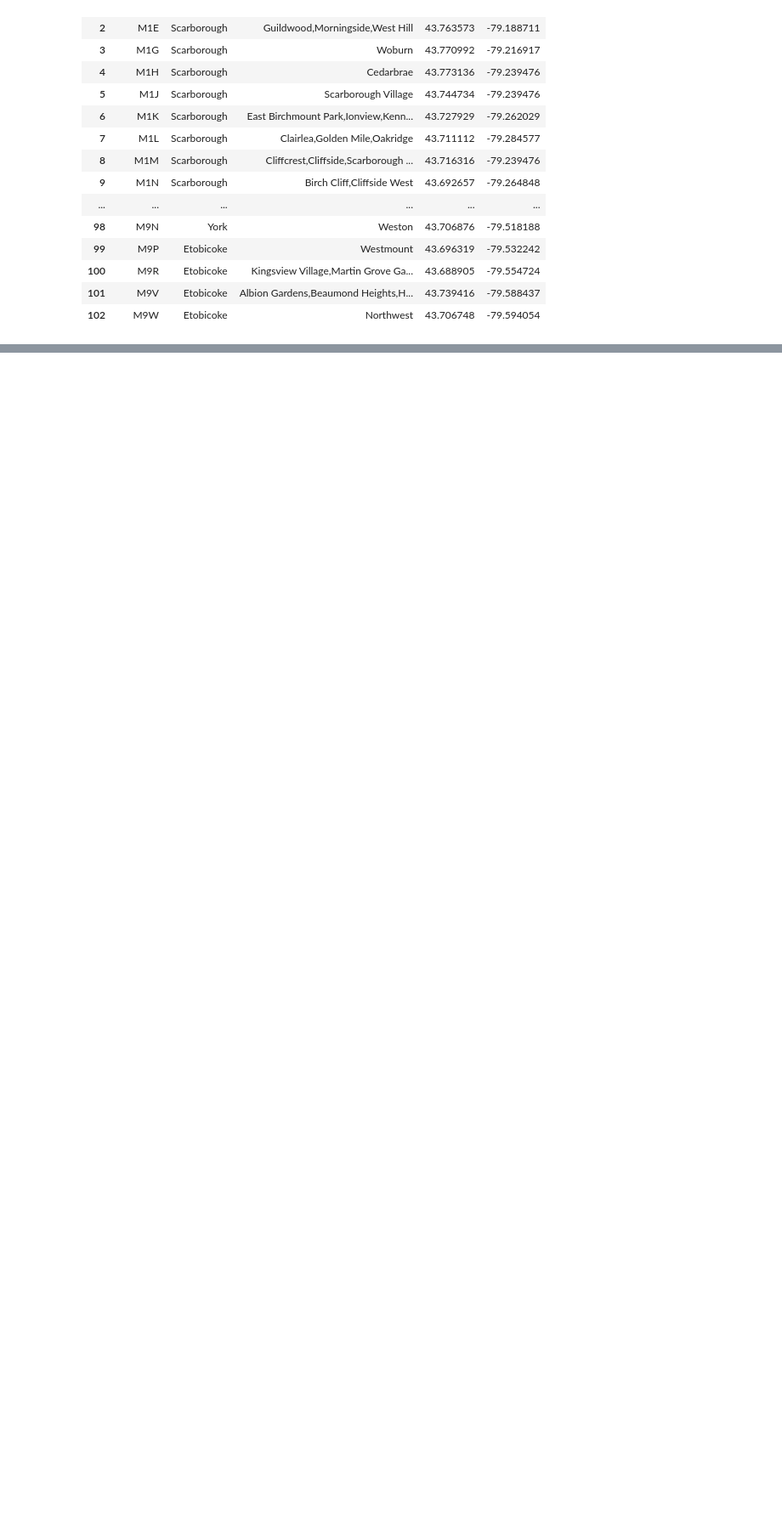
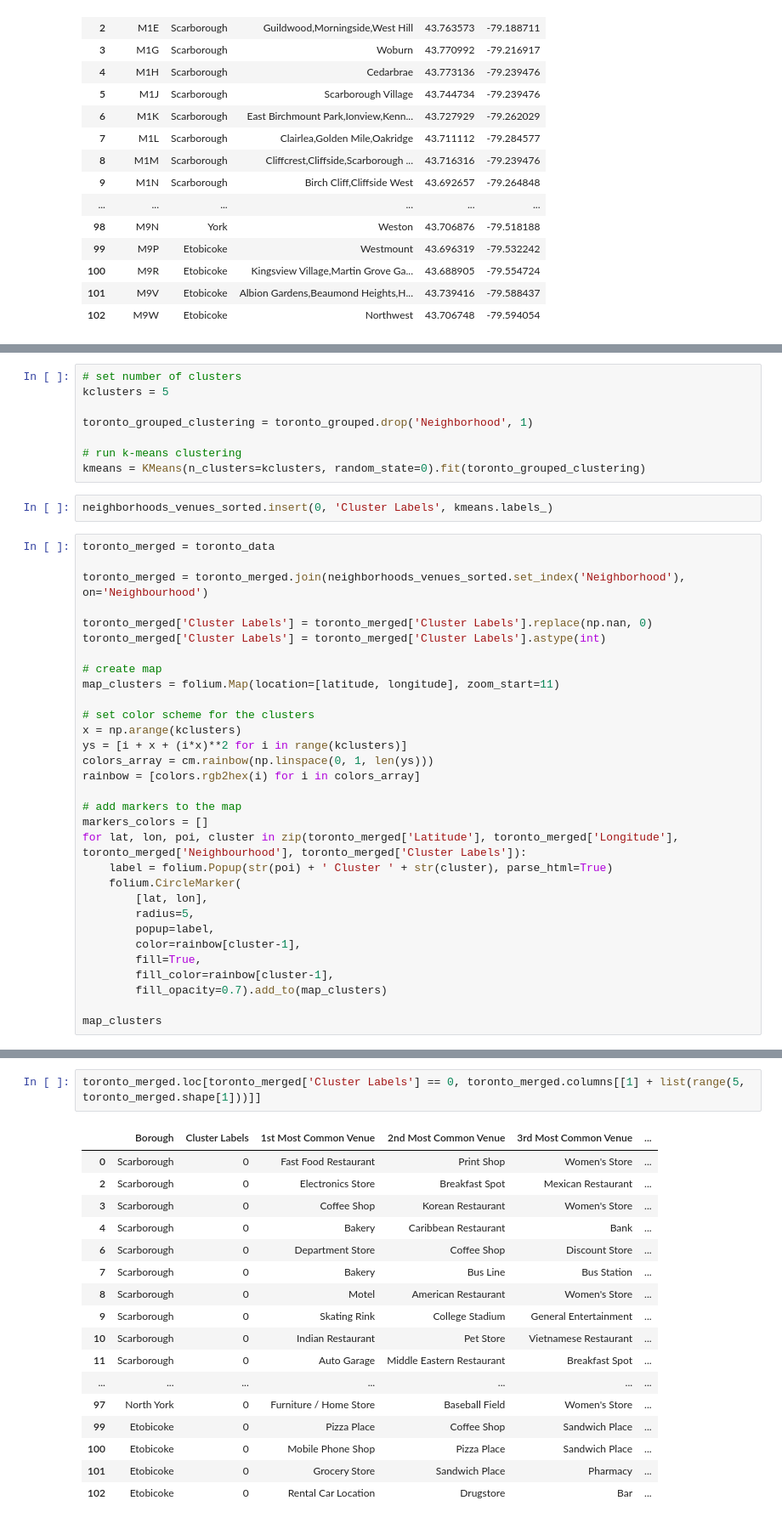
Before and after one commit to gregmusumeci/coursera_capstone, a Jupyter notebook: Neighborhoods Toronto Canada.ipynb, the cells around one changed output, grey strips where cells are left out. Shown: that part at 85% size. Saved outputs shown, nothing was run; the diff lists cells and outputs as text; blank space fills up the shorter version.

```diff
--- a/Neighborhoods Toronto Canada.ipynb
+++ b/Neighborhoods Toronto Canada.ipynb
@@ -77,0 +202,41 @@ toronto_data
+# %%
+# set number of clusters
+kclusters = 5
+
+toronto_grouped_clustering = toronto_grouped.drop('Neighborhood', 1)
+
+# run k-means clustering
+kmeans = KMeans(n_clusters=kclusters, random_state=0).fit(toronto_grouped_clustering)
+# %%
+neighborhoods_venues_sorted.insert(0, 'Cluster Labels', kmeans.labels_)
+# %%
+toronto_merged = toronto_data
+
+toronto_merged = toronto_merged.join(neighborhoods_venues_sorted.set_index('Neighborhood'), on='Neighbourhood')
+
+toronto_merged['Cluster Labels'] = toronto_merged['Cluster Labels'].replace(np.nan, 0)
+toronto_merged['Cluster Labels'] = toronto_merged['Cluster Labels'].astype(int)
+
+# create map
+map_clusters = folium.Map(location=[latitude, longitude], zoom_start=11)
+
+# set color scheme for the clusters
+x = np.arange(kclusters)
+ys = [i + x + (i*x)**2 for i in range(kclusters)]
+colors_array = cm.rainbow(np.linspace(0, 1, len(ys)))
+rainbow = [colors.rgb2hex(i) for i in colors_array]
+
+# add markers to the map
+markers_colors = []
+for lat, lon, poi, cluster in zip(toronto_merged['Latitude'], toronto_merged['Longitude'], toronto_merged['Neighbourhood'], toronto_merged['Cluster Labels']):
+    label = folium.Popup(str(poi) + ' Cluster ' + str(cluster), parse_html=True)
+    folium.CircleMarker(
+        [lat, lon],
+        radius=5,
+        popup=label,
+        color=rainbow[cluster-1],
+        fill=True,
+        fill_color=rainbow[cluster-1],
+        fill_opacity=0.7).add_to(map_clusters)
+
+map_clusters
@@ -77,0 +245,20 @@ toronto_data
+# %%
+toronto_merged.loc[toronto_merged['Cluster Labels'] == 0, toronto_merged.columns[[1] + list(range(5, toronto_merged.shape[1]))]]
+# %% [output]
+|  | Borough | Cluster Labels | 1st Most Common Venue | 2nd Most Common Venue | 3rd Most Common Venue | ... |
+| 0 | Scarborough | 0 | Fast Food Restaurant | Print Shop | Women's Store | ... |
+| 2 | Scarborough | 0 | Electronics Store | Breakfast Spot | Mexican Restaurant | ... |
+| 3 | Scarborough | 0 | Coffee Shop | Korean Restaurant | Women's Store | ... |
+| 4 | Scarborough | 0 | Bakery | Caribbean Restaurant | Bank | ... |
+| 6 | Scarborough | 0 | Department Store | Coffee Shop | Discount Store | ... |
+| 7 | Scarborough | 0 | Bakery | Bus Line | Bus Station | ... |
+| 8 | Scarborough | 0 | Motel | American Restaurant | Women's Store | ... |
+| 9 | Scarborough | 0 | Skating Rink | College Stadium | General Entertainment | ... |
+| 10 | Scarborough | 0 | Indian Restaurant | Pet Store | Vietnamese Restaurant | ... |
+| 11 | Scarborough | 0 | Auto Garage | Middle Eastern Restaurant | Breakfast Spot | ... |
+| ... | ... | ... | ... | ... | ... | ... |
+| 97 | North York | 0 | Furniture / Home Store | Baseball Field | Women's Store | ... |
+| 99 | Etobicoke | 0 | Pizza Place | Coffee Shop | Sandwich Place | ... |
+| 100 | Etobicoke | 0 | Mobile Phone Shop | Pizza Place | Sandwich Place | ... |
+| 101 | Etobicoke | 0 | Grocery Store | Sandwich Place | Pharmacy | ... |
+| 102 | Etobicoke | 0 | Rental Car Location | Drugstore | Bar | ... |
```
Also changed, not shown: parts of 14 cells of this notebook.
